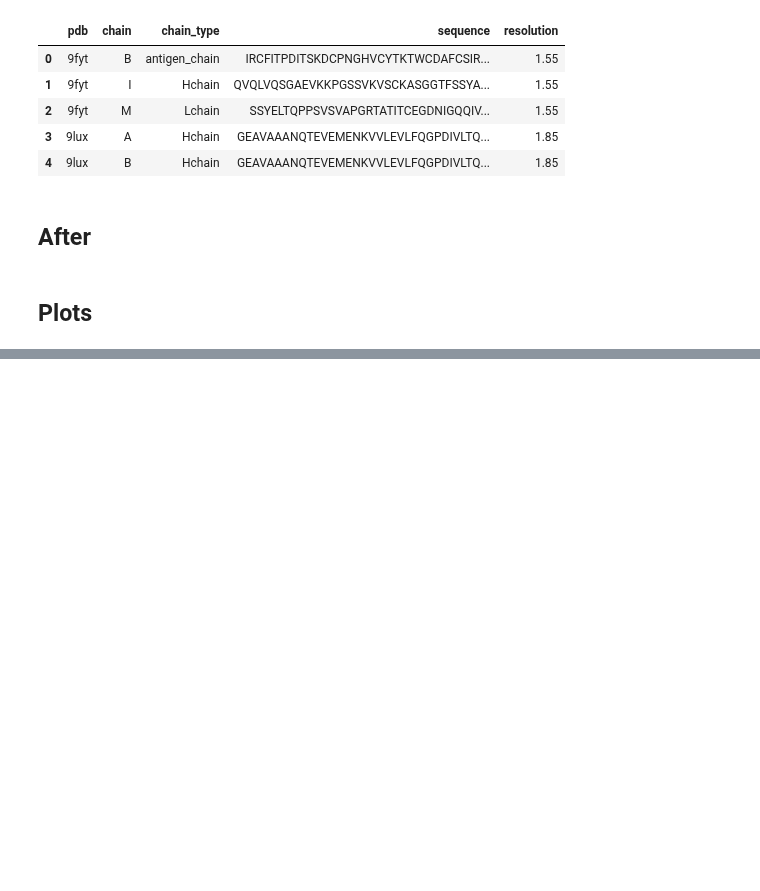
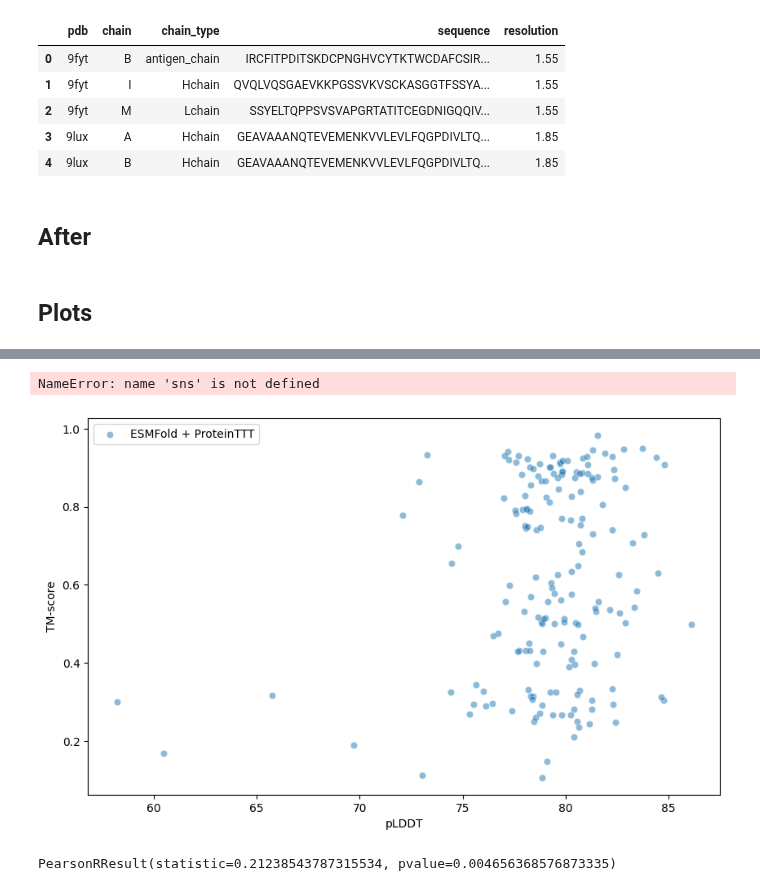
Before and after one commit to pimenol/ProteinTTT, a Jupyter notebook: notebooks/SAbDab.ipynb, the cells around one changed output, grey strips where cells are left out. Saved outputs shown, nothing was run; the diff lists cells and outputs as text; code cells hidden in the pictures; blank space fills up the shorter version.

Commit message:
add plots

```diff
--- a/notebooks/SAbDab.ipynb
+++ b/notebooks/SAbDab.ipynb
@@ -281,0 +285,18 @@ plt.show()
+# %%
+sns.kdeplot(df['tm_score_before'], label='ESMFold', fill=True)
+sns.kdeplot(df['tm_score_after'], label='ESMFold + ProteinTTT', fill=True)
+plt.xlabel('tm_score')
+plt.legend()
+plt.show()
+# %% [output]
+NameError: name 'sns' is not defined
+# %%
+plt.figure(figsize=(10, 6))
+# sns.scatterplot(x='Hchain_pLDDT_before', y='Hchain_tm_score_before', data=df, label='ESMFold', alpha=0.5)
+sns.scatterplot(x='Hchain_pLDDT_after', y='Hchain_tm_score_after', data=df, label='ESMFold + ProteinTTT', alpha=0.5)
+plt.xlabel('pLDDT')
+plt.ylabel('TM-score')
+plt.legend()
+plt.show()
+# %% [output]
+[figure, added]
@@ -281,0 +305,5 @@ plt.show()
+# %%
+from scipy.stats import pearsonr
+pearsonr(rows['Hchain_pLDDT_after'], rows['Hchain_tm_score_after'])
+# %% [output]
+PearsonRResult(statistic=0.21238543787315534, pvalue=0.004656368576873335)
```
Also changed, not shown: parts of 3 cells of this notebook.
